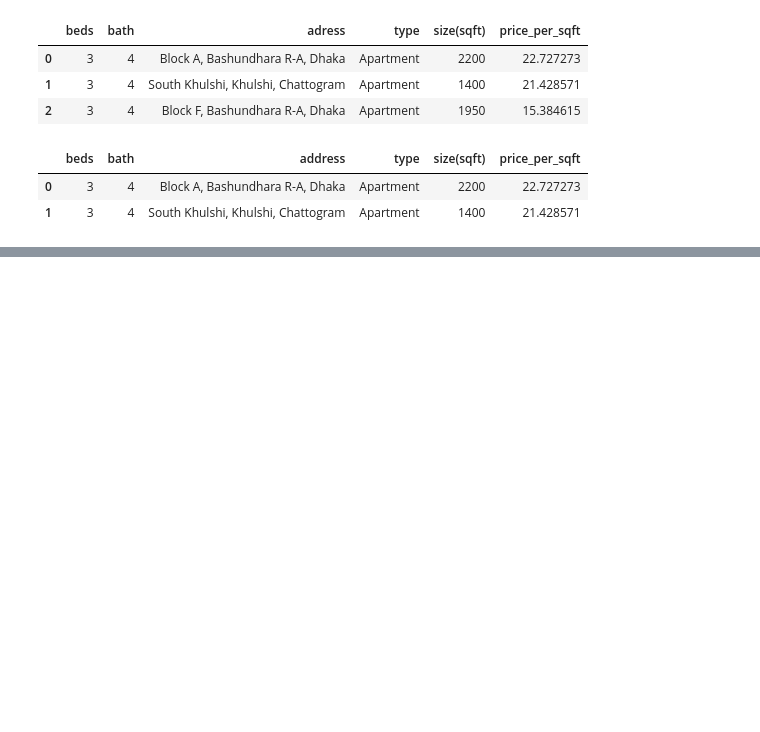
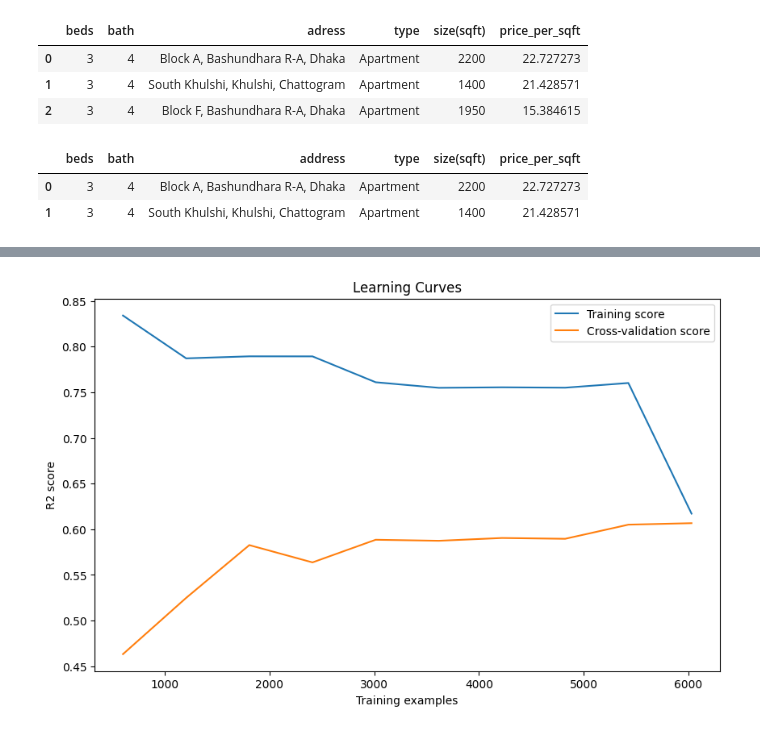
Before and after one commit to DittoOne/HomeHutBD, a Jupyter notebook: Artifacts/BD_Property_listing.ipynb, the cells around one changed output, grey strips where cells are left out. Drawn from its saved outputs; the diff is of its cells as text; code cells hidden in the pictures; blank space fills up the shorter version.

```diff
--- a/Artifacts/BD_Property_listing.ipynb
+++ b/Artifacts/BD_Property_listing.ipynb
@@ -585,0 +761,4 @@ Predicted Price: 15,551.90 tk
+# %%
+plot_learning_curves(best_model_psq['model'],X_psq,y_psq)
+# %% [output]
+[figure, added]
```
Also changed, not shown: parts of 28 cells of this notebook, 44 other files.
